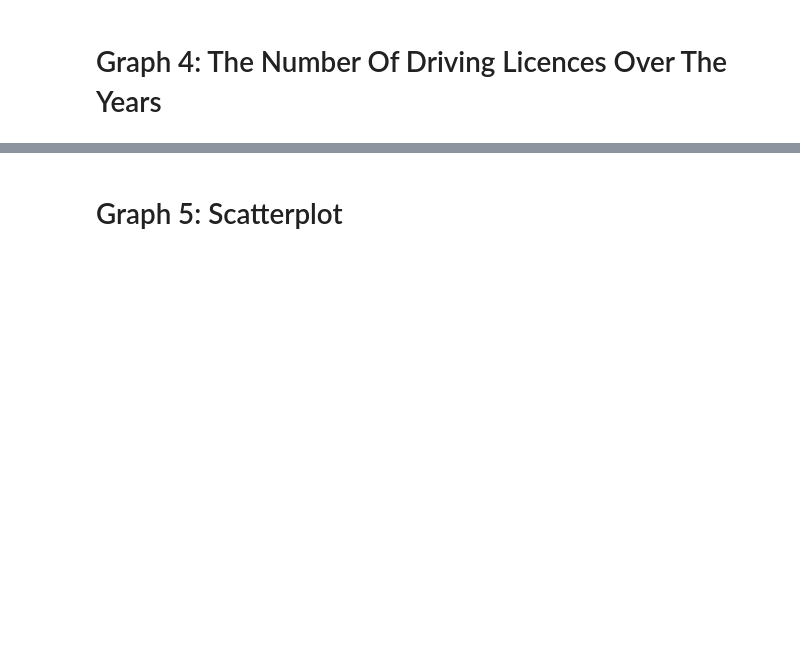
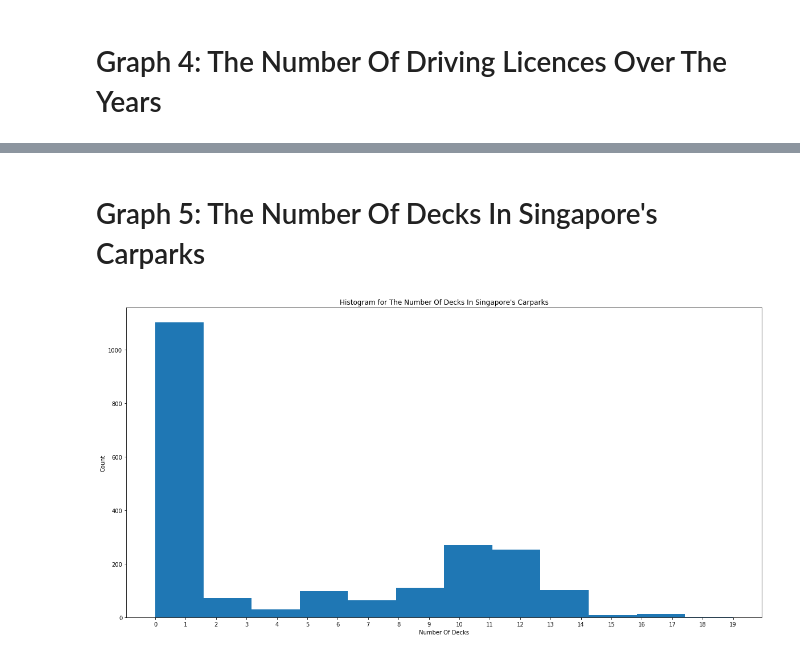
Before and after one commit to jurgen-tan-git/PDS-Assignments, a Jupyter notebook: PDS Assignment 1.ipynb, the cells around one changed output, grey strips where cells are left out. Saved outputs shown, nothing was run; the diff lists cells and outputs as text; code cells hidden in the pictures; blank space fills up the shorter version.

Commit message:
Created Hist using HDB Parking Data

```diff
--- a/PDS Assignment 1.ipynb
+++ b/PDS Assignment 1.ipynb
@@ -189,9 +197,12 @@ plt.show()
-# %% [markdown]
-# Graph 5: Scatterplot
+# %% [markdown]
+# Graph 5: The Number Of Decks In Singapore's Carparks
 # %%
 plt.figure(figsize=(20, 10))
-plt.hist(distances, bins=13)
-plt.title("Histogram for Average Distances per Trip")
-plt.xlabel("Average Distance per Trip")
+plt.xticks(np.arange(20))
+plt.hist(hdb['car_park_decks'], bins = 12)
+plt.title("Histogram for The Number Of Decks In Singapore's Carparks")
+plt.xlabel("Number Of Decks")
 plt.ylabel("Count")
 plt.show()
+# %% [output]
+[figure, added]
```
Also changed, not shown: parts of 6 cells of this notebook.
